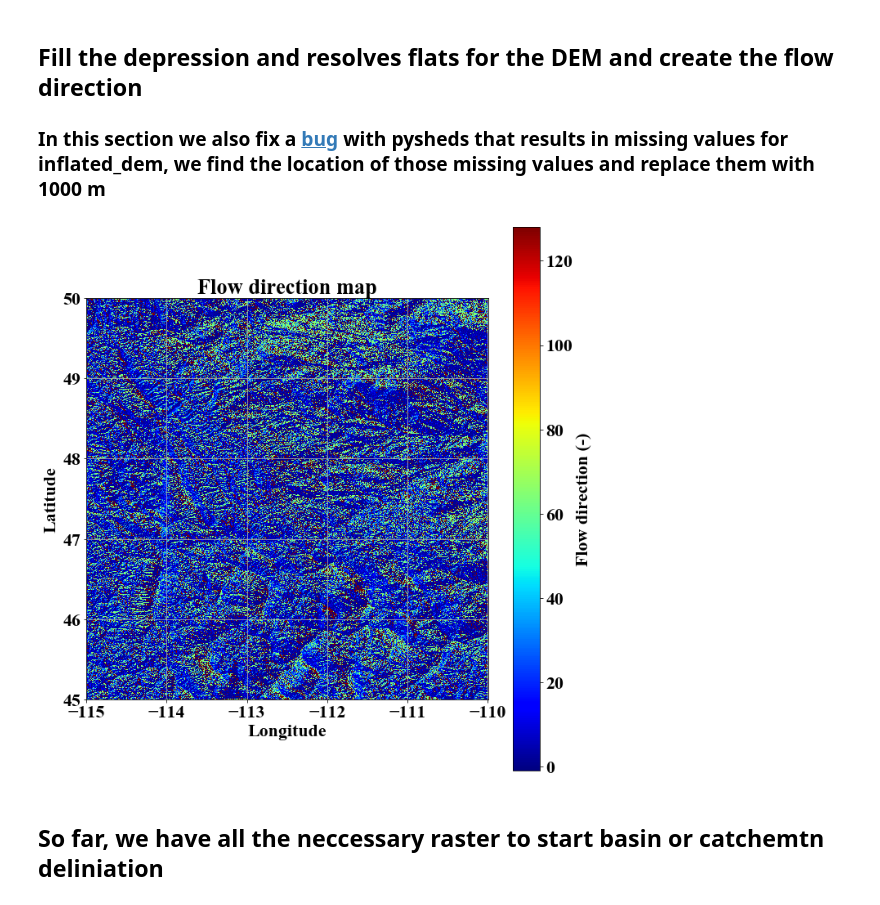
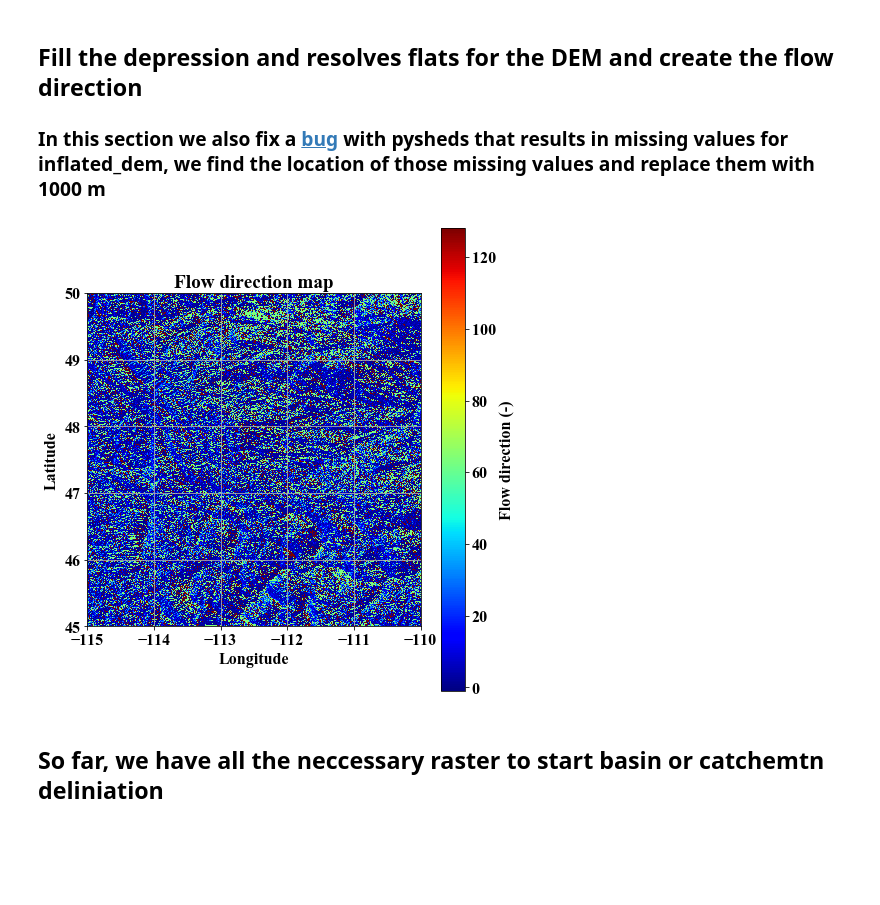
Before and after one commit to ShervanGharari/Quick_Start_Basin_Delineation_Pysheds, a Jupyter notebook: examples/Example_1_single_catchment.ipynb, the cells around one changed output. Drawn from its saved outputs; the diff is of its cells as text; code cells hidden in the pictures; blank space fills up the shorter version.

Commit message:
minor changes and reduction of size by reducing the figure sizes

```diff
--- a/examples/Example_1_single_catchment.ipynb
+++ b/examples/Example_1_single_catchment.ipynb
@@ -12,18 +12,18 @@ from shapely.geometry import Point
 from geopandas import GeoSeries
 # set the font and font size for plots
 plt.rcParams["font.family"] = "Times New Roman"
-plt.rcParams.update({'font.size': 22})
+plt.rcParams.update({'font.size': 16})
 # %% [markdown]
 ## Download the DEM from [hydroshed](https://hydrosheds.cr.usgs.gov/datadownload.php) or [MERIT Hydro](http://hydro.iis.u-tokyo.ac.jp/~yamadai/MERIT_Hydro/) website
 ### We can then load the DEM and visualize it
 ### Stitching of the DEM should be done in an GIS software
 # %%
-path = '/Desktop/Network_topology_example/' # identifying the path to the folder that the contain the DEM folder
+path = '/Users/shg096/Desktop/Network_topology_example/' # identifying the path to the folder that the contain the DEM folder
 # read the bil or geotiff, the code reads the file and is in grid as declared name "dem"
 grid = Grid.from_raster(path+'n45w115_con_bil/n45w115_con.bil', data_name='dem') # part of Missouri River
 
 ID = np.where(grid.dem!=-9999) # the missing values is set to -9999 removing them from min and max for colorbar
-plt.figure(figsize = (10,10))
+plt.figure(figsize = (7,7))
 plt.imshow(grid.dem.astype(float), extent=grid.extent, cmap='jet', zorder=1,
            vmin=np.min(grid.dem[ID]), vmax=np.max(grid.dem[ID]))
 plt.colorbar(label='Elevation (m)') # creating the colorbar and its name and unit
@@ -58,36 +58,36 @@ grid.flowdir(data='inflated_dem', out_name='dir', dirmap=dirmap)
 # those cells are orrupted by inflated_dem and we set them to a very high value in order to fix them
 temp=(np.array(grid.dir)==-1)*(np.array(grid.dem)!=-9999)
 ID = np.where(temp==1) # location where the DEM value exists but corrupted by resolves_flats
 inflated_dem_new = np.array(grid.inflated_dem)
-inflated_dem_new[ID] = 10000 # an arbitary high value in m
+inflated_dem_new[ID] = 10000 # an arbitary high value in [m]
 # Add new inflated_dem to grid
 grid.add_gridded_data(inflated_dem_new, data_name='inflated_dem_new', affine=grid.affine,
                       shape=grid.dem.shape, crs=grid.crs, nodata=np.nan)
 
 # Again, specifying flow direction given the directional map
 grid.flowdir(data='inflated_dem_new', out_name='dir', dirmap=dirmap)
 
 # illustrating the flow direction
-plt.figure(figsize = (10,10))
+plt.figure(figsize = (7,7))
 plt.imshow(grid.dir.astype(int), extent=grid.extent, cmap='jet', zorder=1)
 plt.colorbar(label='Flow direction (-)')
 plt.grid(zorder=0)
 plt.title('Flow direction map')
 plt.xlabel('Longitude')
 plt.ylabel('Latitude')
 plt.tight_layout()
 plt.savefig(path+'Flow_Direction.png', bbox_inches='tight') # save the figure
 
 # Write as raster
 grid.to_raster('inflated_dem', path+'inflated_dem.tif', view=False)
 grid.to_raster('flooded_dem' , path+'flooded_dem.tif', view=False)
 # Write as raster
 # Add new dir to grid as float
 grid.add_gridded_data(grid.dir.astype(float), data_name='dir_new', affine=grid.affine,
                       shape=grid.dem.shape, crs=grid.crs, nodata=np.nan)
 grid.to_raster('dir_new', path+'dir.tif', view=False)
 # %% [output]
-[figure, old version]
+[figure, new version]
 # %% [markdown]
 ## So far, we have all the neccessary raster to start basin or catchemtn deliniation
 # %%
```
Also changed, not shown: parts of 6 cells of this notebook.
